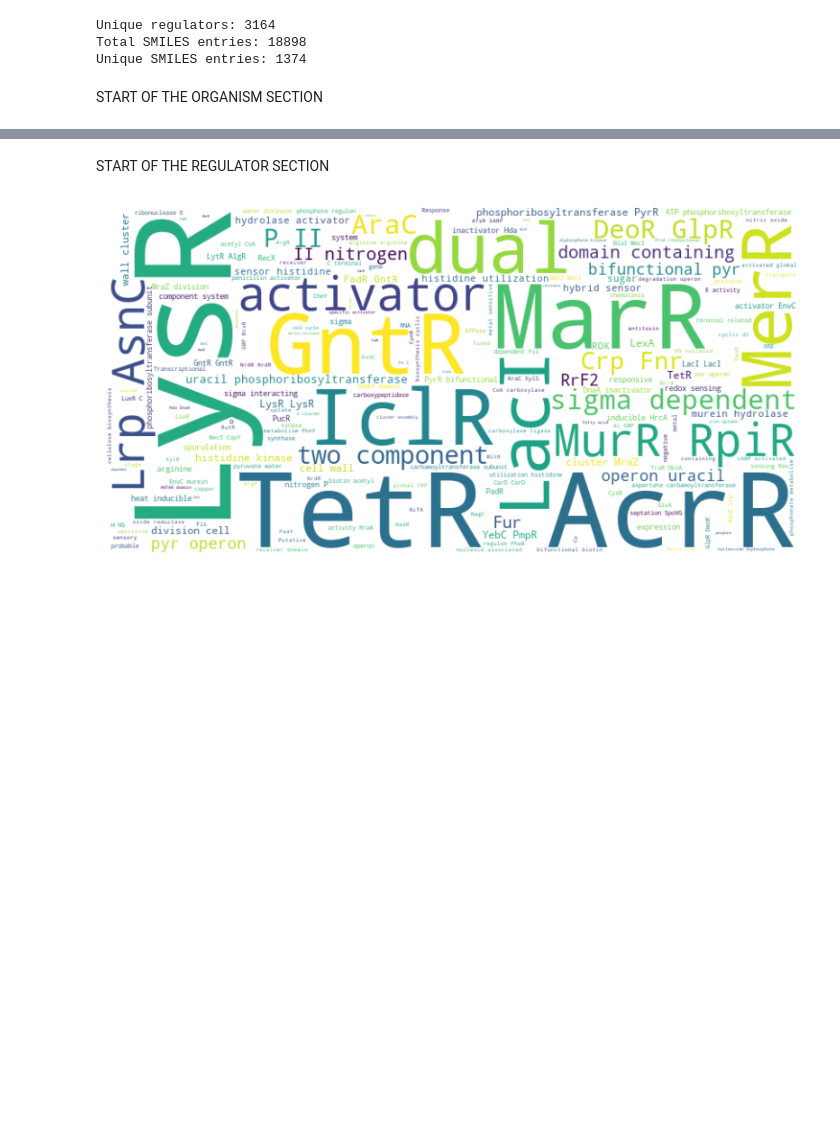
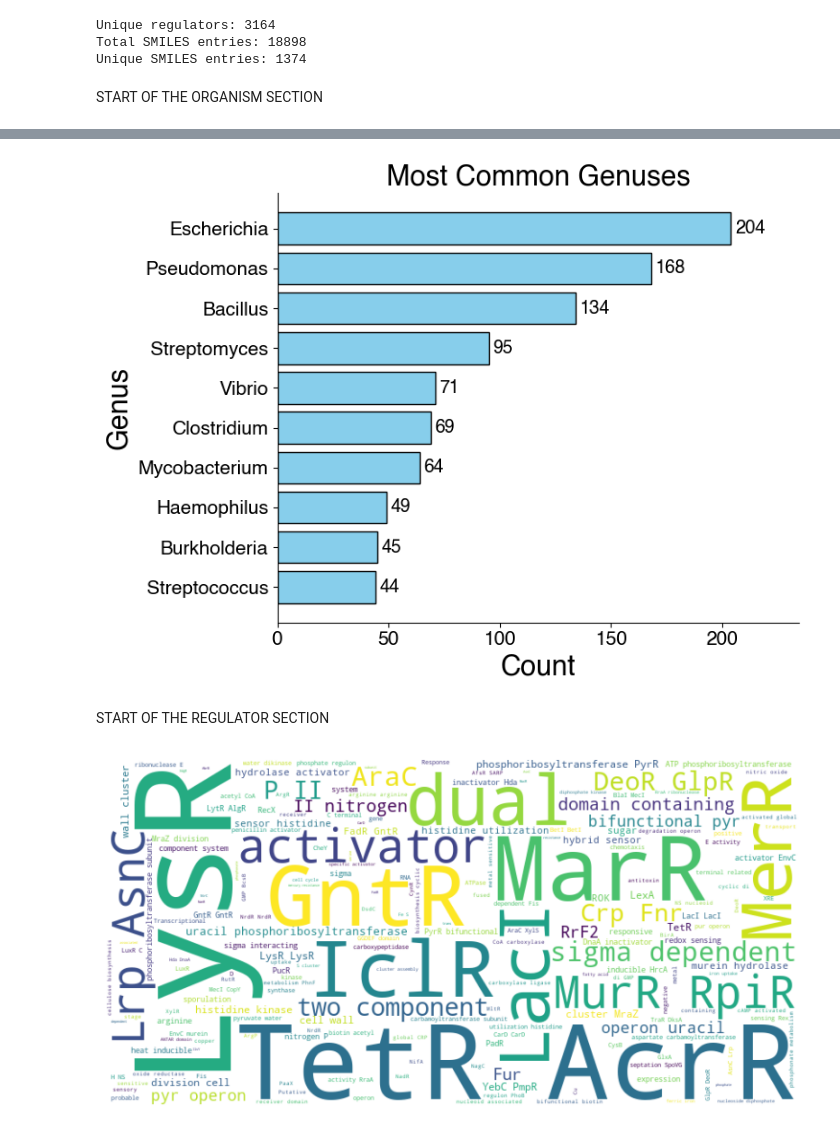
Before and after one commit to groov-bio/ligify-ui, a Jupyter notebook: scripts/analyze_DB.ipynb, the cells around one changed output, grey strips where cells are left out. Saved outputs shown, nothing was run; the diff lists cells and outputs as text; code cells hidden in the pictures; blank space fills up the shorter version.

```diff
--- a/scripts/analyze_DB.ipynb
+++ b/scripts/analyze_DB.ipynb
@@ -42,3 +104,69 @@ START OF THE ORGANISM SECTION
+# %%
+# TOP 10 MOST COMMON ORGANISMS
+
+genus_dict = {}
+
+for i in data:
+    try:
+        genus = i['protein']['organism'][6]
+        if genus in genus_dict:
+            genus_dict[genus] += 1
+        else:
+            genus_dict[genus] = 1
+    except:
+        pass
+
+genus_dict = sorted(genus_dict.items(), key=lambda kv: kv[1], reverse=True)
+
+genus_dict10 = dict(genus_dict[0:10])
+
+# Extract keys and values
+names = list(genus_dict10.keys())
+values = list(genus_dict10.values())
+
+# Modern font settings
+plt.rcParams.update({
+    "font.family": "Helvetica",  # swap with "Helvetica" if available
+    # "font.size": 13
+})
+
+# Plot
+plt.figure(figsize=(8,6))
+bars = plt.barh(names, values, color="skyblue", edgecolor="black")  # add black outline
+
+plt.xlabel("Count", fontsize=22, fontweight="bold")
+plt.ylabel("Genus", fontsize=22, fontweight="bold")
+plt.title("Most Common Genuses", fontsize=22, fontweight="bold")
+
+# Increase tick label size
+plt.xticks(fontsize=15)
+plt.yticks(fontsize=15)
+
+# Add value labels at the end of each bar
+for bar in bars:
+    width = bar.get_width()
+    plt.text(width + 2,              # shift a little right of the bar
+             bar.get_y() + bar.get_height()/2,
+             str(width),
+             va="center", ha="left", fontsize=14, weight="bold")
+
+# Remove top and right spines
+ax = plt.gca()
+ax.spines["top"].set_visible(False)
+ax.spines["right"].set_visible(False)
+
+plt.gca().invert_yaxis()  # largest on top
+plt.tight_layout()
+
+ax = plt.gca()
+ax.margins(x=0.15)  # 15% extra room on the x-axis
+
+# Save as PNG directly into the public folder
+plt.savefig("../public/Content_Stats/Common_Genuses.png", format="png", dpi=500)
+
+plt.show()
+# %% [output]
+[figure, added]
 # %% [markdown]
 START OF THE REGULATOR SECTION
 # %%
```
Also changed, not shown: parts of 6 cells of this notebook, 5 other files.
